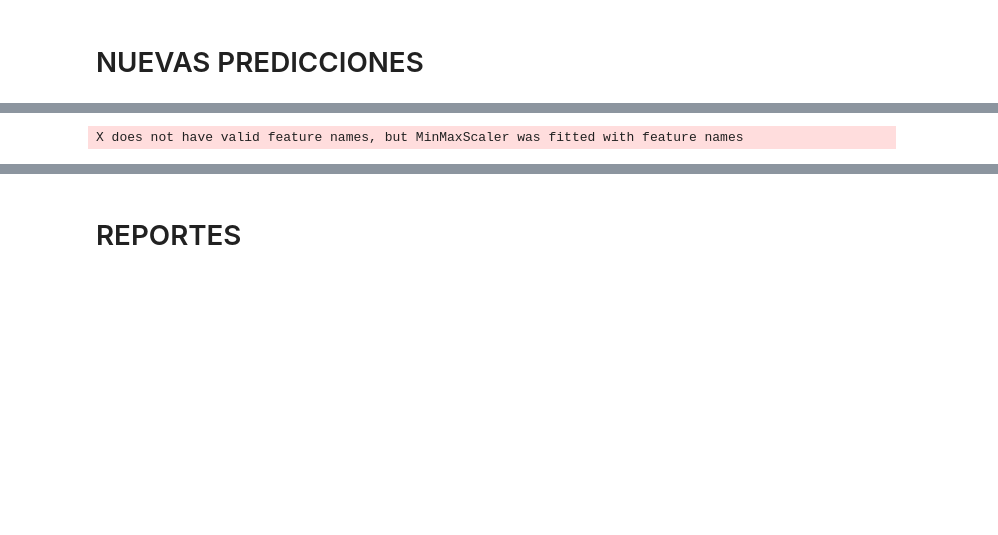
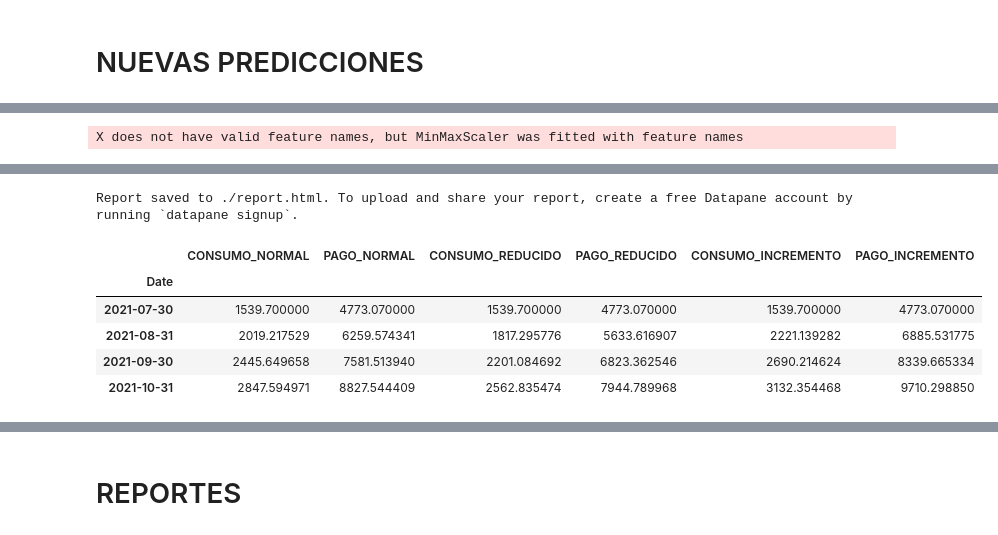
Before and after one commit to bchuchucaa/RNNConsumoDeAgua, a Jupyter notebook: LstmWaterConsumption1990_21.ipynb, the cells around one changed output, grey strips where cells are left out. Cells and saved outputs as stored; diff of their text form; code cells hidden in the pictures; blank space fills up the shorter version.

```diff
--- a/LstmWaterConsumption1990_21.ipynb
+++ b/LstmWaterConsumption1990_21.ipynb
@@ -433,6 +473,7 @@ df_concat.head(10)
 # %% [markdown]
 # NUEVAS PREDICCIONES
 # %%
+import datapane as dp
 def new_prediction(model, usuario,pago_mensual=3.10,descuento=0.10):
   x_input = df_cpu_pivot.iloc[len(df_cpu_pivot)-LOOK_BACK:len(df_cpu_pivot),1:].values
   x_input=scaler.transform(x_input)
@@ -440,8 +481,14 @@ def new_prediction(model, usuario,pago_mensual=3.10,descuento=0.10):
   yhat = model.predict(x_input, verbose=0)
   yhat = yhat.reshape(-1, yhat.shape[-1])
   yhat = pd.DataFrame(scaler.inverse_transform(yhat))
-  historial,prediccion,nombre=formating_samples(yhat,usuario)
+  historial,prediccion,nombre,df_all_predict=formating_samples(yhat,usuario)
   grafica_consumos=graph_comparation(historial,prediccion,nombre)
   grafica_pagos=graph_series_payment(prediccion,nombre)
-  report = input('Desea realizar un reporte? si/no')
-  generate_report(grafica_consumos,grafica_pagos,prediccion) if report.lower() =='si' else print('PROCESO FINALIZADO')
+  #report = input('Desea realizar un reporte? si/no')
+  #generate_report(grafica_consumos,grafica_pagos,prediccion) if report.lower() =='si' else print('PROCESO FINALIZADO')
+  dp.Report("Reporte de consumo de agua",
+    dp.Plot(grafica_consumos, caption="Consumo de agua potable a traves del tiempo"),
+    dp.Plot(grafica_pagos, caption="Comparacion de pagos para los siguientes meses"),
+    dp.Table(np.round(prediccion,2), caption="Informacion consumo vs pago")
+  ).save(path='report.html', open=True)
+  return prediccion
@@ -569,5 +614,5 @@ X does not have valid feature names, but MinMaxScaler was fitted with feature na
 # %%
-new_prediction(model_testing,usuario=1)
+new_prediction(model_testing,usuario=2)
 # %% [output]
 X does not have valid feature names, but MinMaxScaler was fitted with feature names
 [interactive output not drawn]
@@ -575,3 +622,10 @@ X does not have valid feature names, but MinMaxScaler was fitted with feature na
+Report saved to ./report.html. To upload and share your report, create a free Datapane account by running `datapane signup`.
+|  | CONSUMO_NORMAL | PAGO_NORMAL | CONSUMO_REDUCIDO | PAGO_REDUCIDO | CONSUMO_INCREMENTO | PAGO_INCREMENTO |
+| Date |  |  |  |  |  |  |
+| 2021-07-30 | 1539.700000 | 4773.070000 | 1539.700000 | 4773.070000 | 1539.700000 | 4773.070000 |
+| 2021-08-31 | 2019.217529 | 6259.574341 | 1817.295776 | 5633.616907 | 2221.139282 | 6885.531775 |
+| 2021-09-30 | 2445.649658 | 7581.513940 | 2201.084692 | 6823.362546 | 2690.214624 | 8339.665334 |
+| 2021-10-31 | 2847.594971 | 8827.544409 | 2562.835474 | 7944.789968 | 3132.354468 | 9710.298850 |
 # %%
 new_prediction(model_kronos,usuario=1)
 # %% [output]
```
Also changed, not shown: parts of 26 cells of this notebook.
